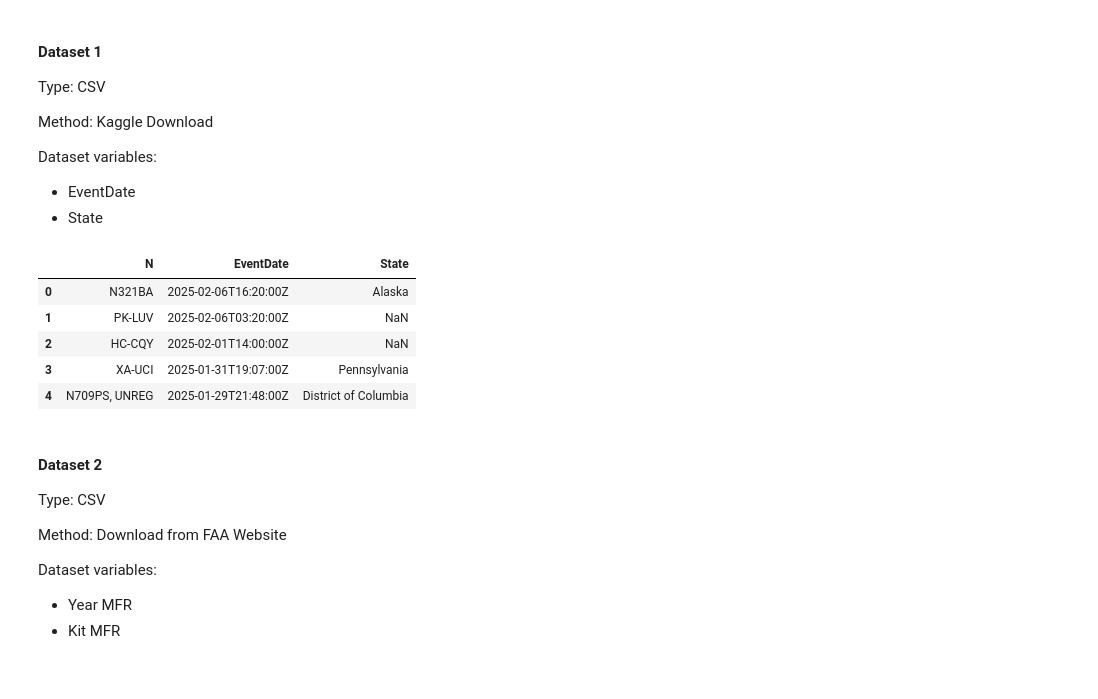
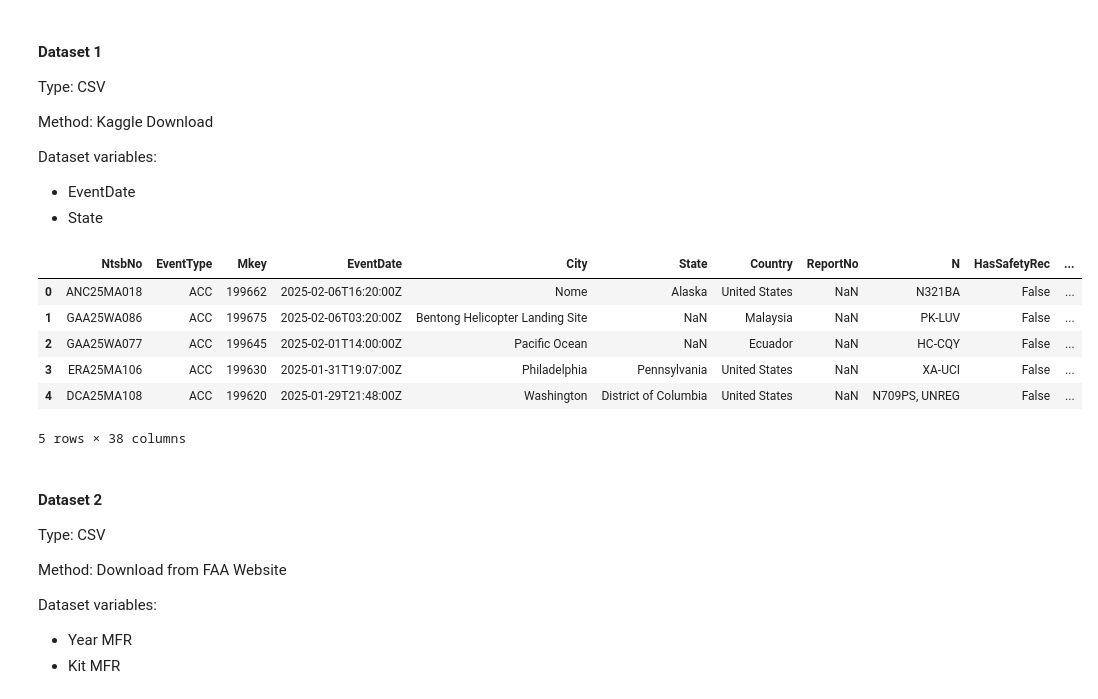
Before and after one commit to randallsutton/playground-ai, a Jupyter notebook: data-wrangling/data_wrangling_project.ipynb, the cells around one changed output. Saved outputs shown, nothing was run; the diff lists cells and outputs as text; code cells hidden in the pictures.

```diff
--- a/data-wrangling/data_wrangling_project.ipynb
+++ b/data-wrangling/data_wrangling_project.ipynb
@@ -54,21 +55,22 @@ Dataset variables:
 # %%
 #FILL IN 1st data gathering and loading method
 
 # Download latest version
 path = kagglehub.dataset_download("sainin/fatal-aviation-accidents-jan2010-feb2025")
 
 accident_data = pd.read_csv(os.path.join(path, "a8f0c8d2-d8a5-4420-91b0-9033d2064f6fAviationData.csv"))
 
-accident_data = accident_data[["N", "EventDate", "State"]]
+#accident_data = accident_data[["N", "EventDate", "State"]]
 
 accident_data.head()
 # %% [output]
-|  | N | EventDate | State |
-| 0 | N321BA | 2025-02-06T16:20:00Z | Alaska |
-| 1 | PK-LUV | 2025-02-06T03:20:00Z | NaN |
-| 2 | HC-CQY | 2025-02-01T14:00:00Z | NaN |
-| 3 | XA-UCI | 2025-01-31T19:07:00Z | Pennsylvania |
-| 4 | N709PS, UNREG | 2025-01-29T21:48:00Z | District of Columbia |
+|  | NtsbNo | EventType | Mkey | EventDate | City | State | Country | ReportNo | N | HasSafetyRec | ... |
+| 0 | ANC25MA018 | ACC | 199662 | 2025-02-06T16:20:00Z | Nome | Alaska | United States | NaN | N321BA | False | ... |
+| 1 | GAA25WA086 | ACC | 199675 | 2025-02-06T03:20:00Z | Bentong Helicopter Landing Site | NaN | Malaysia | NaN | PK-LUV | False | ... |
+| 2 | GAA25WA077 | ACC | 199645 | 2025-02-01T14:00:00Z | Pacific Ocean | NaN | Ecuador | NaN | HC-CQY | False | ... |
+| 3 | ERA25MA106 | ACC | 199630 | 2025-01-31T19:07:00Z | Philadelphia | Pennsylvania | United States | NaN | XA-UCI | False | ... |
+| 4 | DCA25MA108 | ACC | 199620 | 2025-01-29T21:48:00Z | Washington | District of Columbia | United States | NaN | N709PS, UNREG | False | ... |
+5 rows × 38 columns
 # %% [markdown]
 #### Dataset 2
 
```
Also changed, not shown: parts of 12 cells of this notebook.
